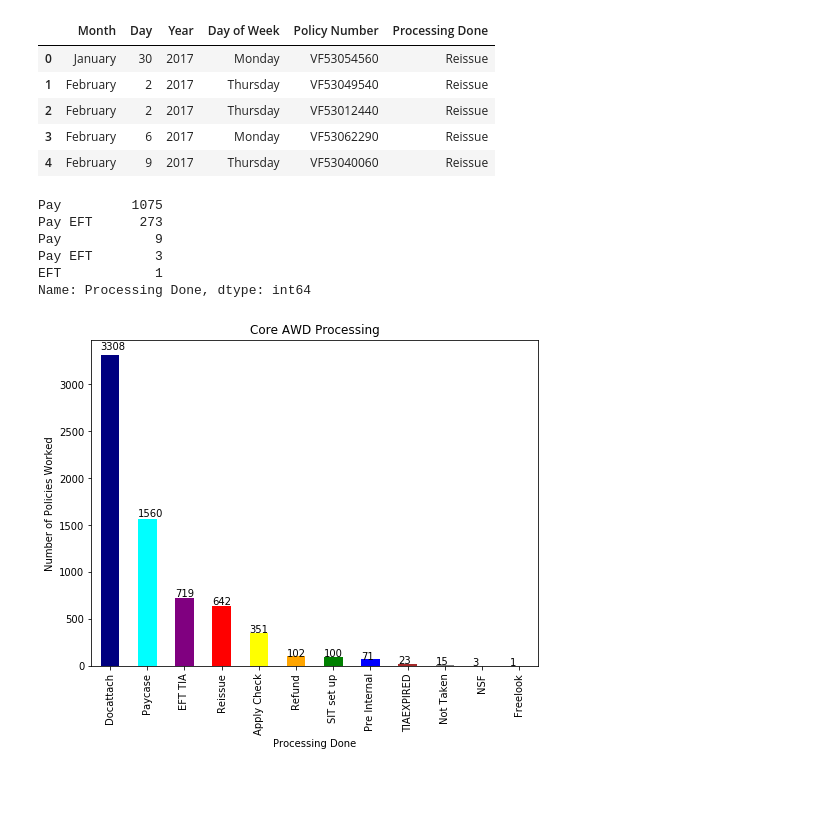
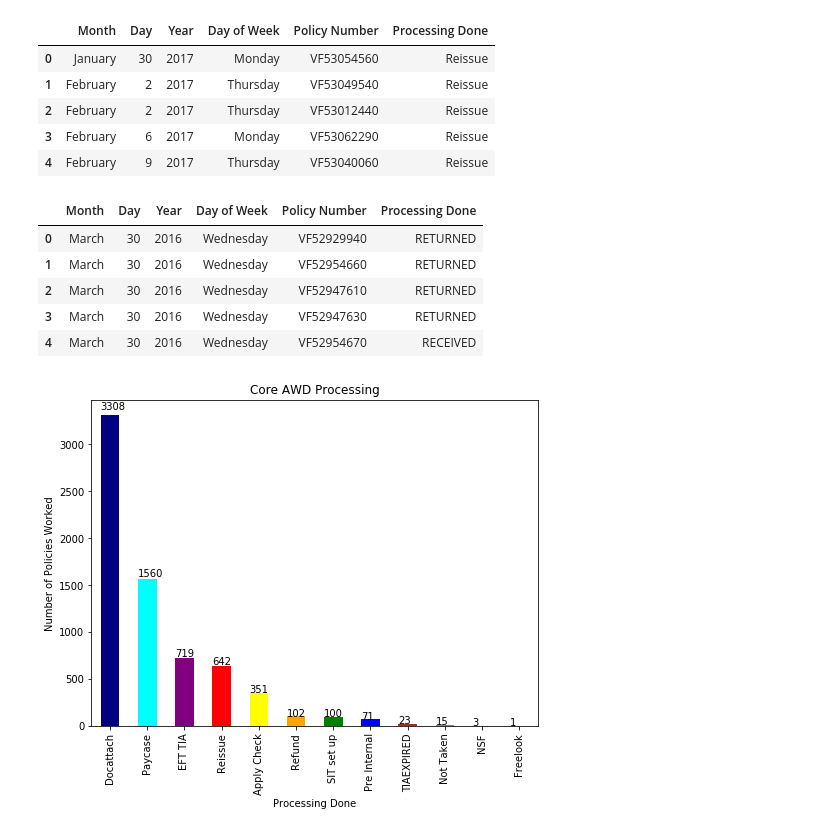
Before and after one commit to johnsethchong/PL_project, a Jupyter notebook: Python Analysis.ipynb, the cells around one changed output. Drawn from its saved outputs; the diff is of its cells as text; code cells hidden in the pictures; blank space fills up the shorter version.

```diff
--- a/Python Analysis.ipynb
+++ b/Python Analysis.ipynb
@@ -302,12 +303,35 @@ IPD_reissue_df.head()
 | 2 | February | 2 | 2017 | Thursday | VF53012440 | Reissue |
 | 3 | February | 6 | 2017 | Monday | VF53062290 | Reissue |
 | 4 | February | 9 | 2017 | Thursday | VF53040060 | Reissue |
-# %%
-IPD_pays_df["Processing Done"].value_counts()
-# %% [output]
-Pay         1075
-Pay EFT      273
-Pay            9
-Pay EFT        3
-EFT            1
-Name: Processing Done, dtype: int64
+# %%
+#Import CSV
+IPDretrec = pd.read_csv("Data/ipd-retrec.csv")
+
+#Use delimiter  to split Date by commas
+IPDretrecdate = IPDretrec["Date"].str.split(",", expand = True)
+
+#Grab columns
+IPDretrec_day_of_week = IPDretrecdate[0]
+IPDretrec_month_and_day= IPDretrecdate[1]
+
+#Use another space delimiter for more specific columns
+IPDretrec_month = IPDretrec_month_and_day.str.split(" ", expand=True)[1]
+IPDretrec_day = IPDretrec_month_and_day.str.split(" ", expand=True)[2]
+IPDretrec_year = IPDretrecdate[2]
+
+#Create DataFrame
+IPD_retrec_df = pd.DataFrame({"Month": IPDretrec_month,
+                          "Day": IPDretrec_day,
+                           "Year": IPDretrec_year,
+                          "Day of Week": IPDretrec_day_of_week,
+                           "Policy Number": IPDretrec["Policy #"],
+                              "Processing Done": IPDretrec["Queue"]
+                          })
+IPD_retrec_df.head()
+# %% [output]
+|  | Month | Day | Year | Day of Week | Policy Number | Processing Done |
+| 0 | March | 30 | 2016 | Wednesday | VF52929940 | RETURNED |
+| 1 | March | 30 | 2016 | Wednesday | VF52954660 | RETURNED |
+| 2 | March | 30 | 2016 | Wednesday | VF52947610 | RETURNED |
+| 3 | March | 30 | 2016 | Wednesday | VF52947630 | RETURNED |
+| 4 | March | 30 | 2016 | Wednesday | VF52954670 | RECEIVED |
```
Also changed, not shown: parts of 2 cells of this notebook, 1 other file.
